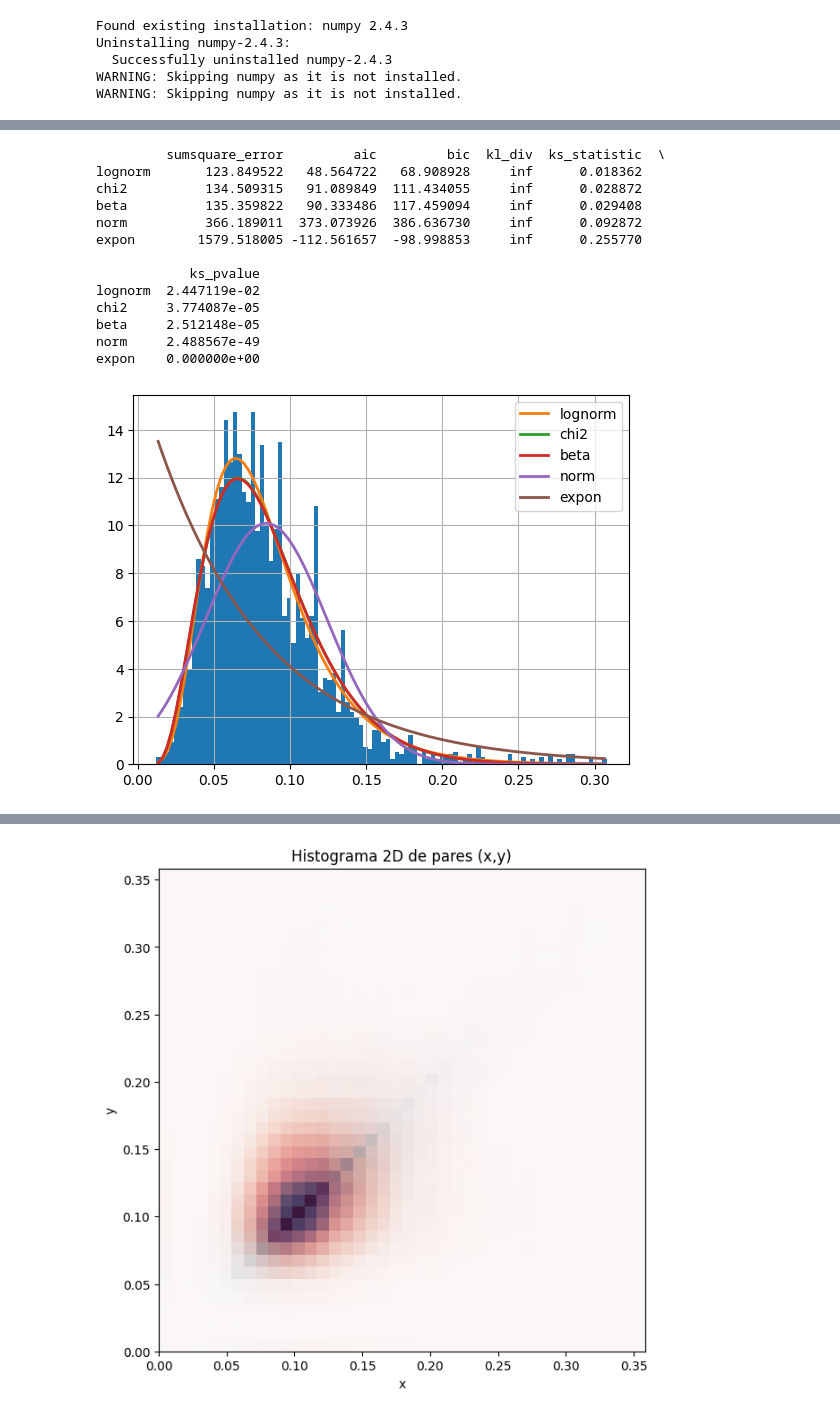
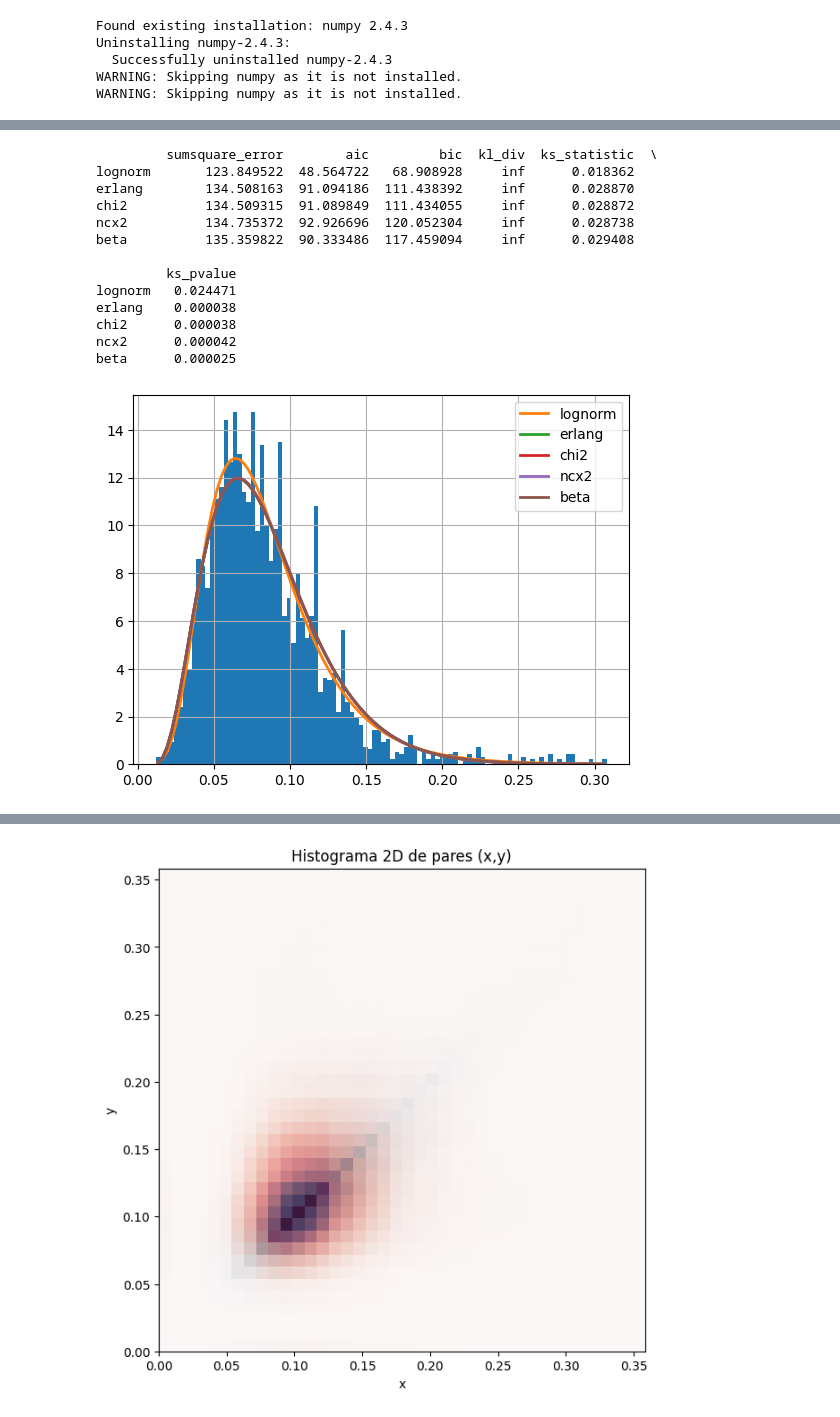
Before and after one commit to VictorManuelOrt/Biometric, a Jupyter notebook: Gabor_Ranking_Biometrics_DATA.ipynb, the cells around one changed output, grey strips where cells are left out. Drawn from its saved outputs; the diff is of its cells as text; code cells hidden in the pictures.

```diff
--- a/Gabor_Ranking_Biometrics_DATA.ipynb
+++ b/Gabor_Ranking_Biometrics_DATA.ipynb
@@ -537,26 +537,32 @@ Successfully installed fitter-1.7.1 numpy-1.26.4 pandas-2.3.3 scipy-1.11.4
 # %%
 from fitter import Fitter
 import numpy as np
 
 
-f = Fitter(same, distributions=['norm', 'expon', 'gamma', 'beta', 'chi2', 'lognorm'])
+f = Fitter(same, distributions=[
+        'norm','expon','gamma','beta','chi2','lognorm',
+        't','cauchy','laplace',
+        'weibull_min','erlang',
+        'uniform','triang',
+        'chi','ncx2'
+    ])
 f.fit()
 print(f.summary())
 # %% [output]
-         sumsquare_error         aic         bic  kl_div  ks_statistic  \
-lognorm       123.849522   48.564722   68.908928     inf      0.018362
-chi2          134.509315   91.089849  111.434055     inf      0.028872
-beta          135.359822   90.333486  117.459094     inf      0.029408
-norm          366.189011  373.073926  386.636730     inf      0.092872
-expon        1579.518005 -112.561657  -98.998853     inf      0.255770
+         sumsquare_error        aic         bic  kl_div  ks_statistic  \
+lognorm       123.849522  48.564722   68.908928     inf      0.018362
+erlang        134.508163  91.094186  111.438392     inf      0.028870
+chi2          134.509315  91.089849  111.434055     inf      0.028872
+ncx2          134.735372  92.926696  120.052304     inf      0.028738
+beta          135.359822  90.333486  117.459094     inf      0.029408
 
-            ks_pvalue
-lognorm  2.447119e-02
-chi2     3.774087e-05
-beta     2.512148e-05
-norm     2.488567e-49
-expon    0.000000e+00
+         ks_pvalue
+lognorm   0.024471
+erlang    0.000038
+chi2      0.000038
+ncx2      0.000042
+beta      0.000025
-[figure, old version]
+[figure, new version]
 # %%
 from fitter import Fitter
 import numpy as np
```
Also changed, not shown: parts of 1 cell of this notebook.
